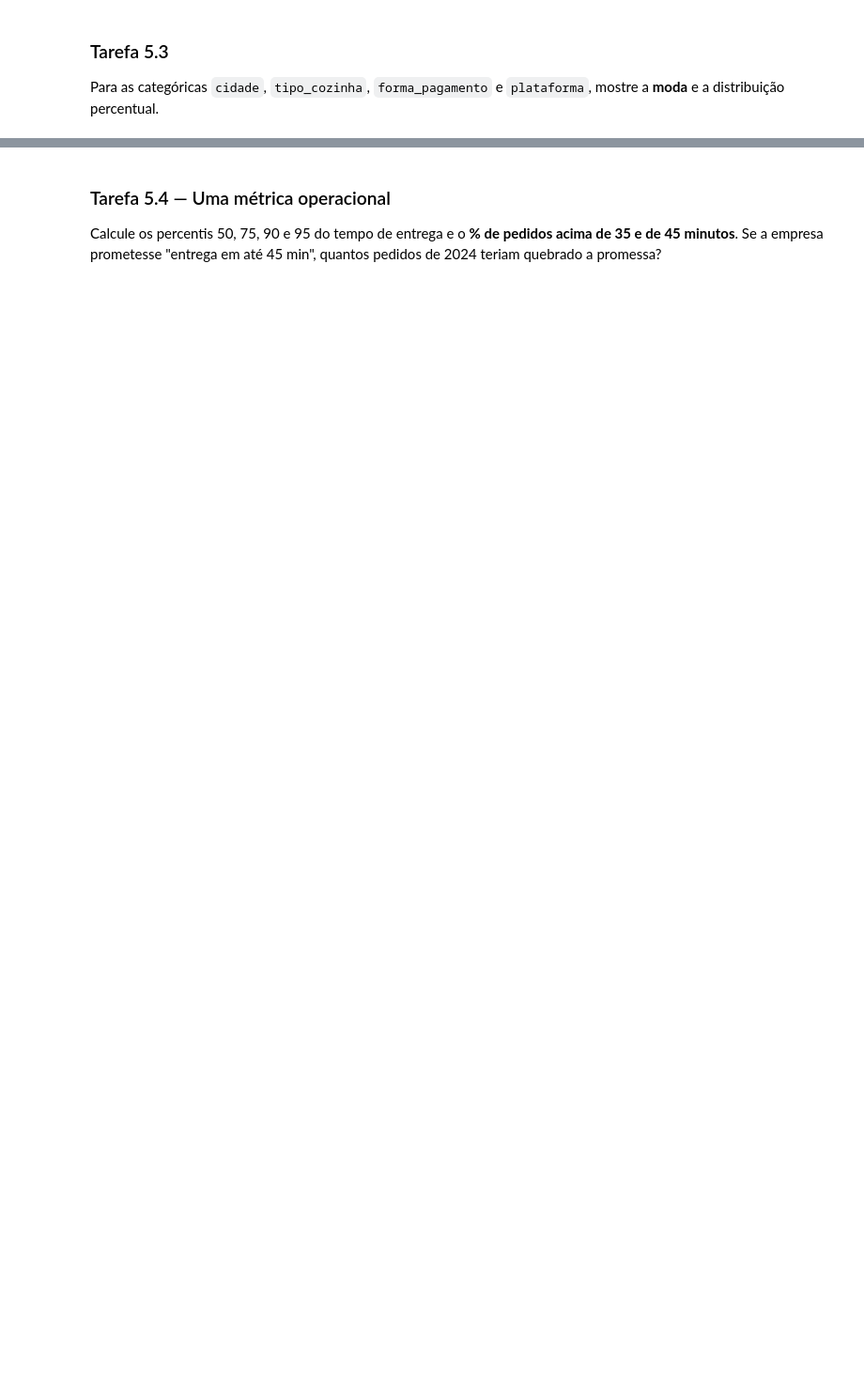
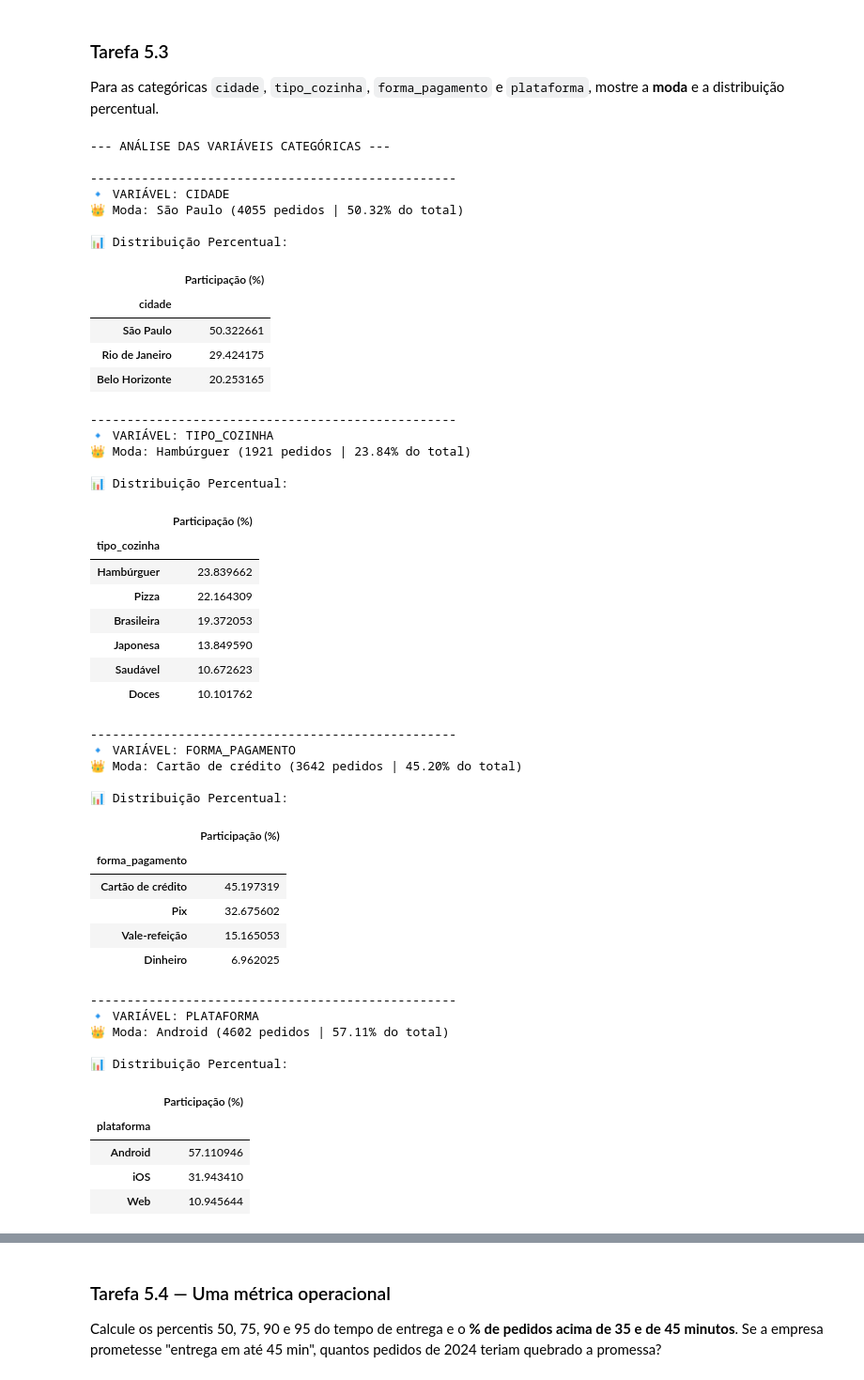
Before and after one commit to eduardoschlemer/TRABALHO-FINAL-ANALISE-EXPLORATORIA, a Jupyter notebook: projeto_final.ipynb, the cells around one changed output, grey strips where cells are left out. Shown at 94% size. Cells and saved outputs as stored; diff of their text form; code cells hidden in the pictures; blank space fills up the shorter version.

```diff
--- a/projeto_final.ipynb
+++ b/projeto_final.ipynb
@@ -960,5 +1067,80 @@ Interprete a tabela: (a) qual variável é mais **assimétrica** e o que isso si
 ### Tarefa 5.3
 Para as categóricas `cidade`, `tipo_cozinha`, `forma_pagamento` e `plataforma`, mostre a **moda** e a distribuição percentual.
 # %%
-# Sua solução aqui
+# 1. Lista das variáveis categóricas
+colunas_categoricas = [
+    "cidade",
+    "tipo_cozinha",
+    "forma_pagamento",
+    "plataforma",
+]
+
+print("--- ANÁLISE DAS VARIÁVEIS CATEGÓRICAS ---\n")
+
+# Loop para calcular e exibir os resultados de cada coluna existente na base
+for col in colunas_categoricas:
+    if col in df.columns:
+        # A moda pode retornar múltiplos valores se houver empate, pegamos o primeiro (.iloc[0])
+        moda_var = df[col].mode().iloc[0]
+        frequencia_moda = (df[col] == moda_var).sum()
+        percentual_moda = (frequencia_moda / len(df)) * 100
+
+        print("-" * 50)
+        print(f"🔹 VARIÁVEL: {col.upper()}")
+        print(
+            f"👑 Moda: {moda_var} ({frequencia_moda} pedidos | {percentual_moda:.2f}% do total)"
+        )
+        print("\n📊 Distribuição Percentual:")
+
+        # Calcula a frequência relativa em porcentagem e ordena do maior para o menor
+        distribuicao = df[col].value_counts(normalize=True) * 100
+        display(distribuicao.to_frame(name="Participação (%)"))
+        print("\n")
+# %% [output]
+--- ANÁLISE DAS VARIÁVEIS CATEGÓRICAS ---
+
+--------------------------------------------------
+🔹 VARIÁVEL: CIDADE
+👑 Moda: São Paulo (4055 pedidos | 50.32% do total)
+
+📊 Distribuição Percentual:
+|  | Participação (%) |
+| cidade |  |
+| São Paulo | 50.322661 |
+| Rio de Janeiro | 29.424175 |
+| Belo Horizonte | 20.253165 |
+--------------------------------------------------
+🔹 VARIÁVEL: TIPO_COZINHA
+👑 Moda: Hambúrguer (1921 pedidos | 23.84% do total)
+
+📊 Distribuição Percentual:
+|  | Participação (%) |
+| tipo_cozinha |  |
+| Hambúrguer | 23.839662 |
+| Pizza | 22.164309 |
+| Brasileira | 19.372053 |
+| Japonesa | 13.849590 |
+| Saudável | 10.672623 |
+| Doces | 10.101762 |
+--------------------------------------------------
+🔹 VARIÁVEL: FORMA_PAGAMENTO
+👑 Moda: Cartão de crédito (3642 pedidos | 45.20% do total)
+
+📊 Distribuição Percentual:
+|  | Participação (%) |
+| forma_pagamento |  |
+| Cartão de crédito | 45.197319 |
+| Pix | 32.675602 |
+| Vale-refeição | 15.165053 |
+| Dinheiro | 6.962025 |
+--------------------------------------------------
+🔹 VARIÁVEL: PLATAFORMA
+👑 Moda: Android (4602 pedidos | 57.11% do total)
+
+📊 Distribuição Percentual:
+|  | Participação (%) |
+| plataforma |  |
+| Android | 57.110946 |
+| iOS | 31.943410 |
+| Web | 10.945644 |
 # %% [markdown]
```
Also changed, not shown: parts of 11 cells of this notebook.
